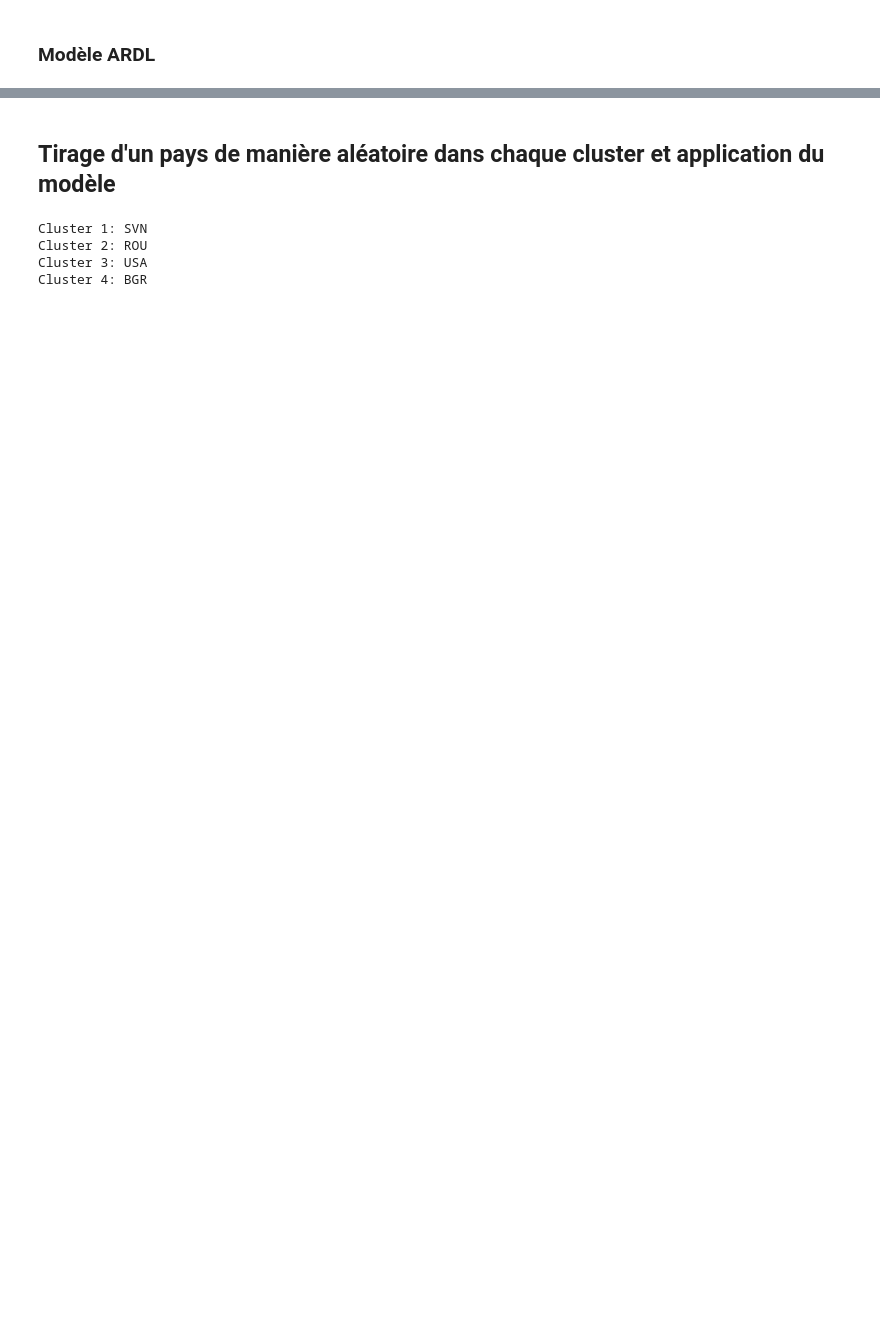
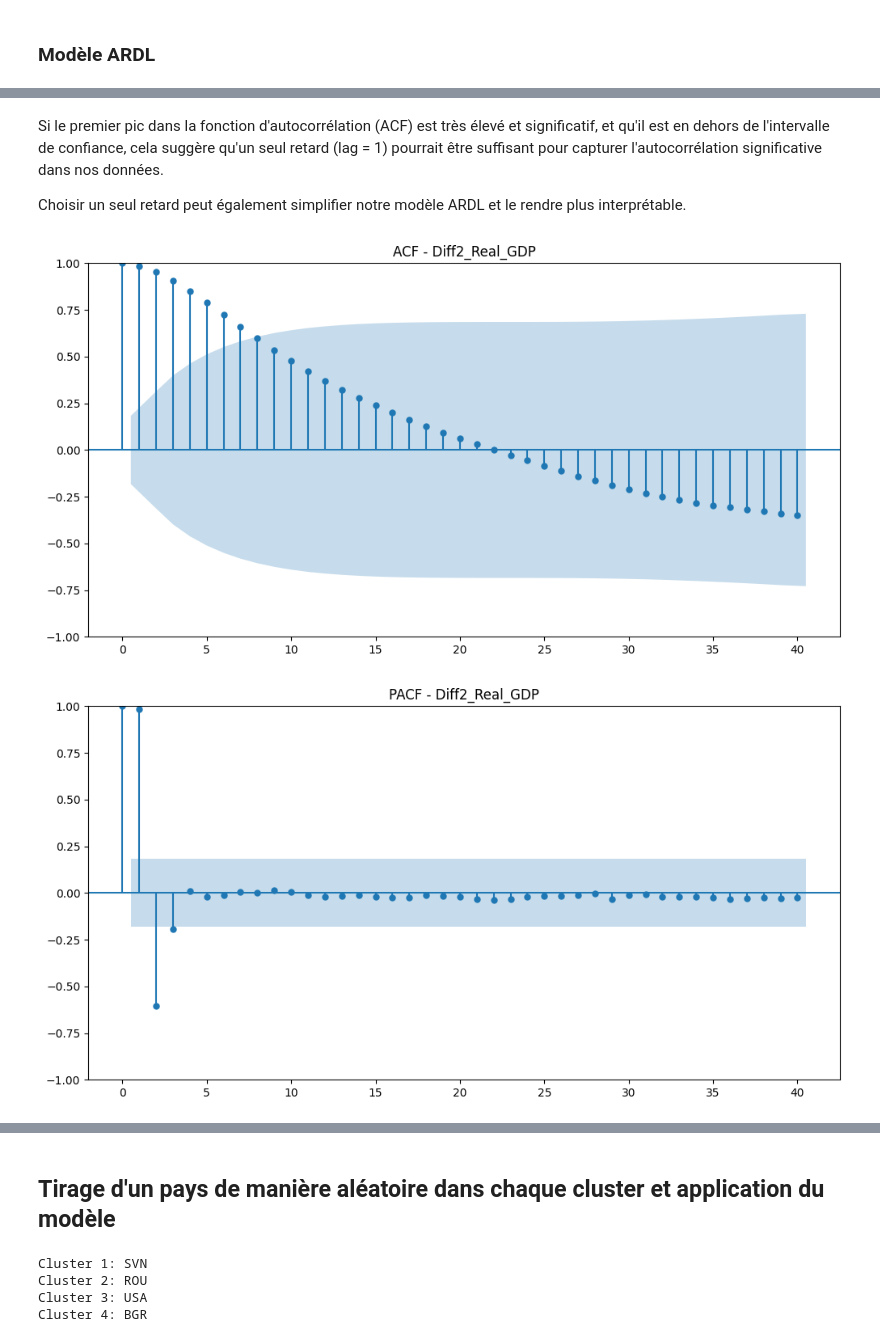
Before and after one commit to Marimar4/Projet-Python, a Jupyter notebook: monmodule/Modélisation.ipynb, the cells around one changed output, grey strips where cells are left out. Drawn from its saved outputs; the diff is of its cells as text; code cells hidden in the pictures; blank space fills up the shorter version.

Commit message:
Modèle ARDL

```diff
--- a/monmodule/Modélisation.ipynb
+++ b/monmodule/Modélisation.ipynb
@@ -294,0 +440,19 @@ class CountryData:
+# %% [markdown]
+Si le premier pic dans la fonction d'autocorrélation (ACF) est très élevé et significatif, et qu'il est en dehors de l'intervalle de confiance, cela suggère qu'un seul retard (lag = 1) pourrait être suffisant pour capturer l'autocorrélation significative dans nos données.
+
+Choisir un seul retard peut également simplifier notre modèle ARDL et le rendre plus interprétable.
+# %%
+# Tracez les fonctions d'autocorrélation (ACF) et d'autocorrélation partielle (PACF) pour GDP
+fig, ax = d.plt.subplots(figsize=(12, 6))
+
+# ACF
+plot_acf(df_diff['Diff2_Real_GDP'], ax=ax, lags=40, title='ACF - Diff2_Real_GDP')
+d.plt.show()
+
+# PACF
+fig, ax = d.plt.subplots(figsize=(12, 6))
+plot_pacf(df_diff['Diff2_Real_GDP'], ax=ax, lags=40, title='PACF - Diff2_Real_GDP')
+d.plt.show()
+# %% [output]
+[figure, added]
+[figure, added]
```
Also changed, not shown: parts of 34 cells of this notebook.
